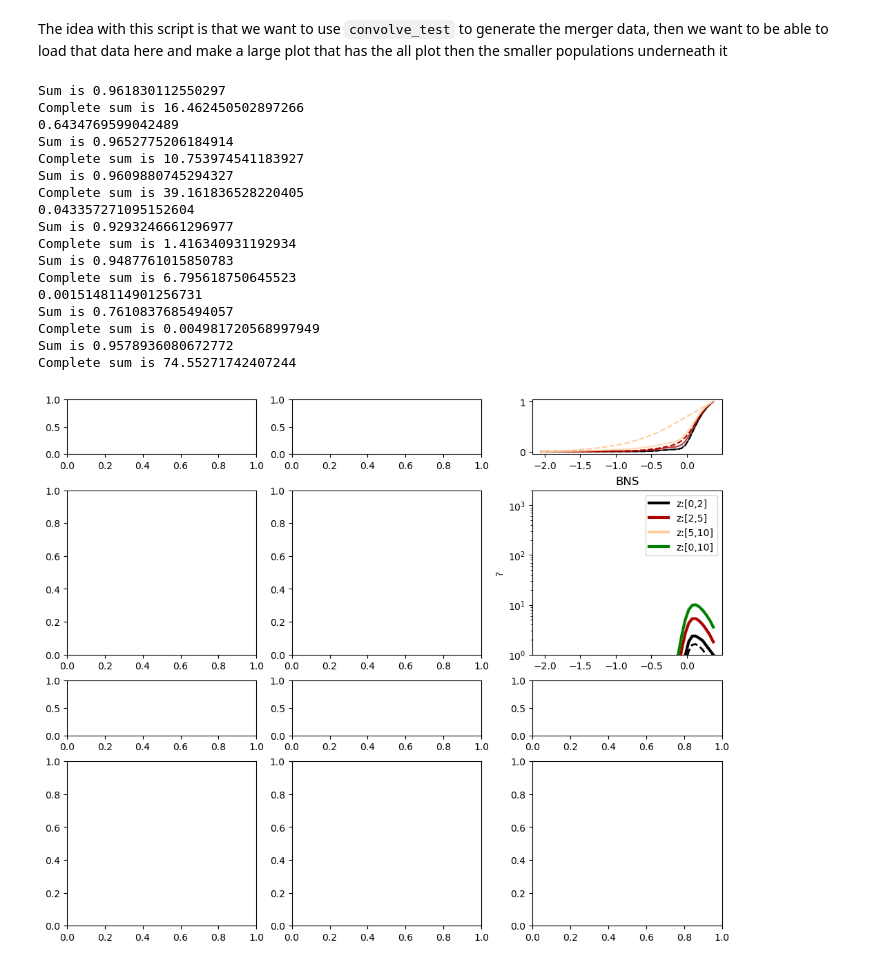
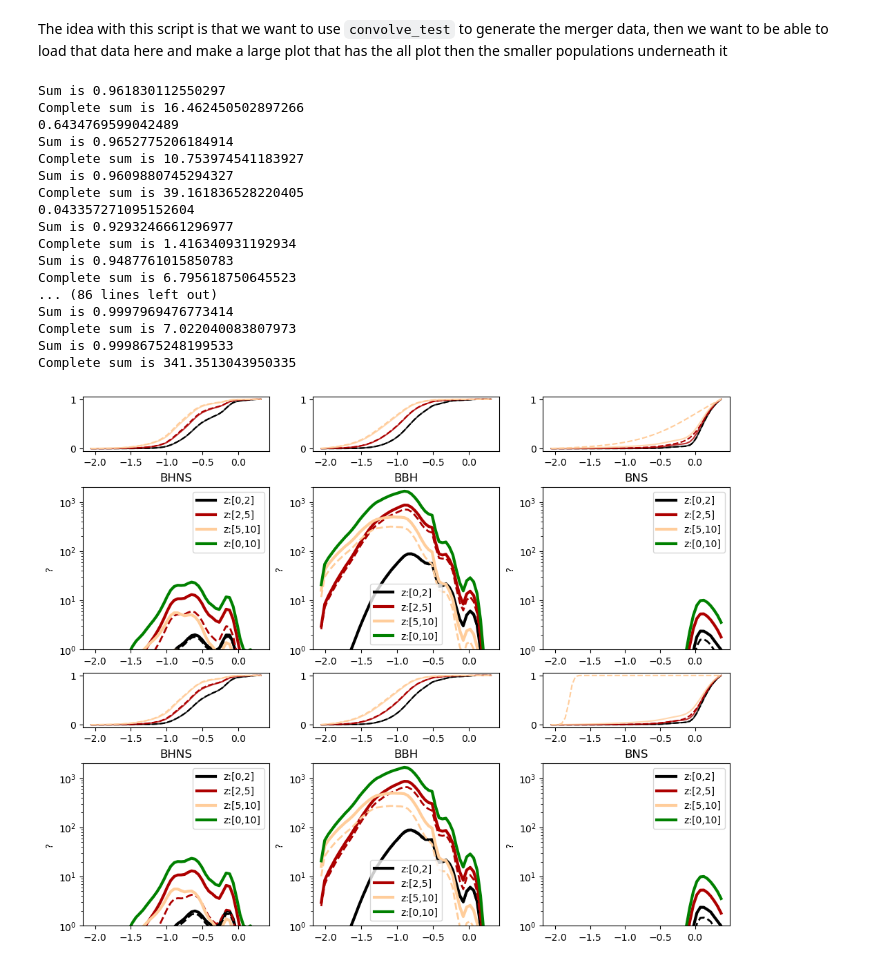
Before and after one commit to stlgolfer/metallicity_mergers, a Jupyter notebook: large_plot.ipynb, the cells around one changed output. Cells and saved outputs as stored; diff of their text form; code cells hidden in the pictures.

Commit message:
Large plot with O4 and ETCE combo

```diff
--- a/large_plot.ipynb
+++ b/large_plot.ipynb
@@ -100,60 +100,72 @@ form_ax = form_fig.subplot_mosaic([
 ], height_ratios=[1,3,1,3])
 
 graphs = [
-    # {
-    #     'fname': 'fiducial_BHNS.pkl',
-    #     'placement': 'Left',
-    #     'sens': 'BHNS_ETS.npy',
-    #     'type': 'BHNS'
-    # },
-    # {
-    #     'fname': 'fiducial_BBH.pkl',
-    #     'placement': 'Middle',
-    #     'sens': 'BBH_ETS.npy',
-    #     'type': 'BBH'
-    # },
-    # {
-    #     'fname': 'fiducial_BNS.pkl',
-    #     'placement': 'Right',
-    #     'sens': 'BNS_ETS.npy',
-    #     'type': 'BNS'
-    # },
     {
         'fname': 'fiducial_BNS.pkl',
         'placement': 'TopRight',
         'sens': 'BNS_ET_CE_10.npy',
         'type': 'BNS'
-    }
+    },
+    {
+        'fname': 'fiducial_BBH.pkl',
+        'placement': 'TopMiddle',
+        'sens': 'BBH_ET_CE_10.npy',
+        'type': 'BBH'
+    },
+    {
+        'fname': 'fiducial_BHNS.pkl',
+        'placement': 'TopLeft',
+        'sens': 'BHNS_ET_CE_10.npy',
+        'type': 'BHNS'
+    },
+    {
+        'fname': 'fiducial_BNS.pkl',
+        'placement': 'Right',
+        'sens': 'BNS_O4_0.1.npy',
+        'type': 'BNS'
+    },
+    {
+        'fname': 'fiducial_BBH.pkl',
+        'placement': 'Middle',
+        'sens': 'BBH_O4_0.1.npy',
+        'type': 'BBH'
+    },
+    {
+        'fname': 'fiducial_BHNS.pkl',
+        'placement': 'Left',
+        'sens': 'BHNS_O4_0.1.npy',
+        'type': 'BHNS'
+    },
 ]
 
 for g in graphs:
     with open(g['fname'], 'rb') as p:
         plot(
             pickle.load(p),
             form_ax[g['placement']],
             g['sens'],
             form_ax[g['placement']+'CDF']
         )
     del p
 form_fig.show()
 # plot()
 # do a plot mosaic
 # %% [output]
 Sum is 0.961830112550297
 Complete sum is 16.462450502897266
 0.6434769599042489
 Sum is 0.9652775206184914
 Complete sum is 10.753974541183927
 Sum is 0.9609880745294327
 Complete sum is 39.161836528220405
 0.043357271095152604
 Sum is 0.9293246661296977
 Complete sum is 1.416340931192934
 Sum is 0.9487761015850783
 Complete sum is 6.795618750645523
-0.0015148114901256731
-Sum is 0.7610837685494057
-Complete sum is 0.004981720568997949
-Sum is 0.9578936080672772
-Complete sum is 74.55271742407244
+... (86 lines left out)
+Sum is 0.9997969476773414
+Complete sum is 7.022040083807973
+Sum is 0.9998675248199533
+Complete sum is 341.3513043950335
-[figure, old version]
+[figure, new version]
```
Also changed, not shown: 1 other file.
